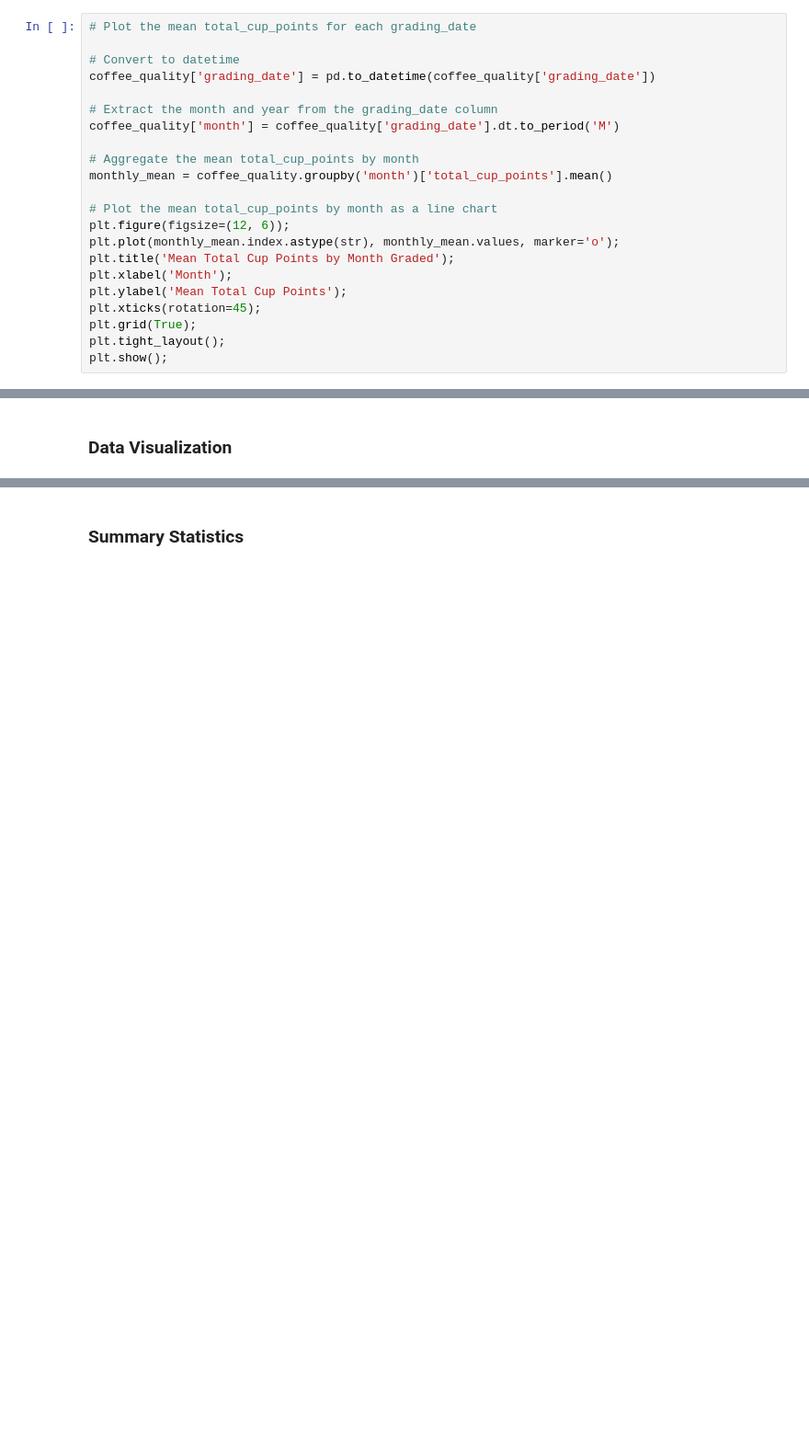
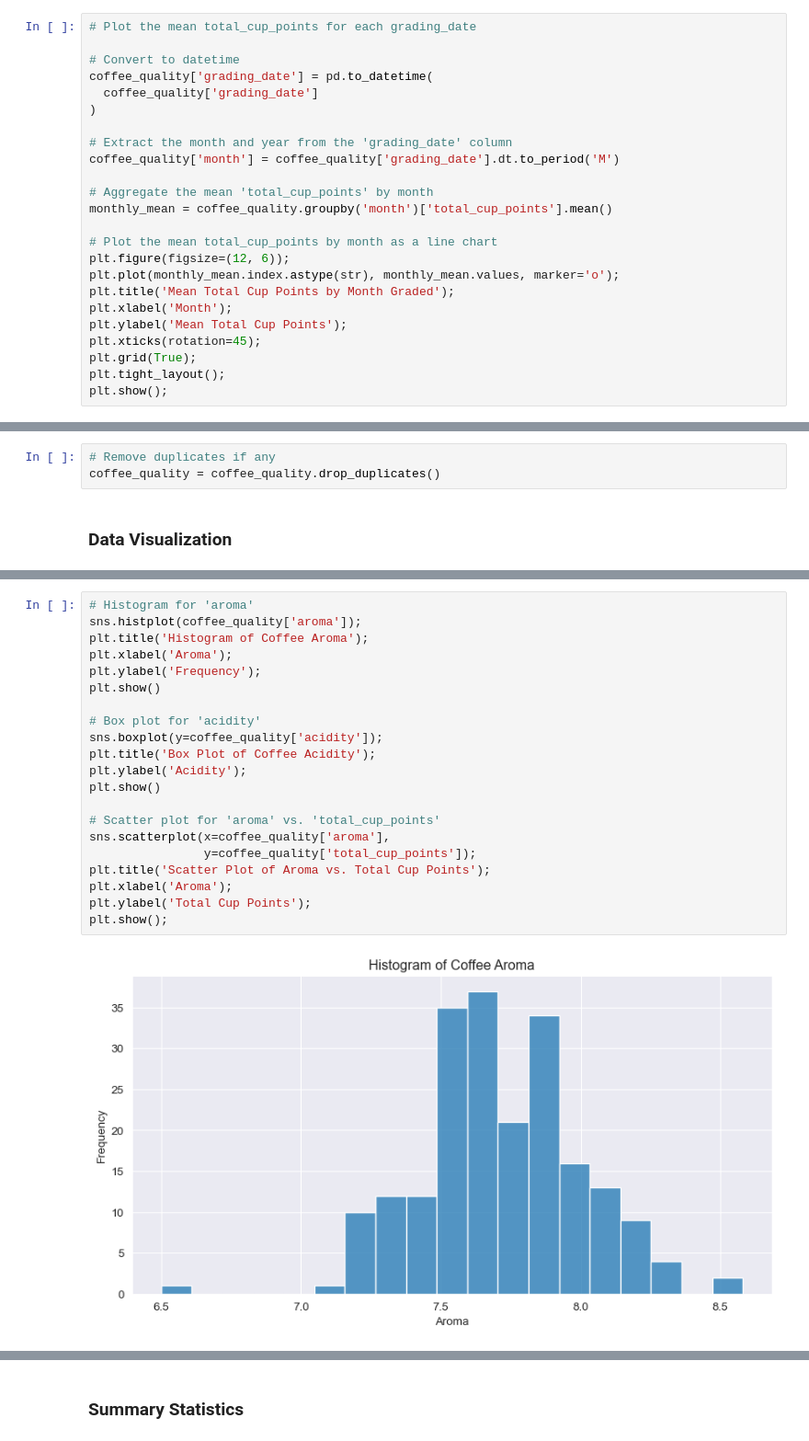
Before and after one commit to ismayc/oreilly-fundamentals-of-statistics-with-python, a Jupyter notebook: exercises_solutions.ipynb, the cells around one changed output, grey strips where cells are left out. Shown at 92% size. Cells and saved outputs as stored; diff of their text form; blank space fills up the shorter version.

```diff
--- a/exercises_solutions.ipynb
+++ b/exercises_solutions.ipynb
@@ -521,12 +573,14 @@ plt.show();
 # Plot the mean total_cup_points for each grading_date
 
 # Convert to datetime
-coffee_quality['grading_date'] = pd.to_datetime(coffee_quality['grading_date'])
+coffee_quality['grading_date'] = pd.to_datetime(
+  coffee_quality['grading_date']
+)
 
-# Extract the month and year from the grading_date column
+# Extract the month and year from the 'grading_date' column
 coffee_quality['month'] = coffee_quality['grading_date'].dt.to_period('M')
 
-# Aggregate the mean total_cup_points by month
+# Aggregate the mean 'total_cup_points' by month
 monthly_mean = coffee_quality.groupby('month')['total_cup_points'].mean()
 
 # Plot the mean total_cup_points by month as a line chart
@@ -619,5 +701,8 @@ expiration             0
 certification_body     0
 month                  0
 dtype: int64
+# %%
+# Remove duplicates if any
+coffee_quality = coffee_quality.drop_duplicates()
 # %% [markdown]
 ### Data Visualization
@@ -632,0 +709,23 @@ plt.show();
+# %%
+# Histogram for 'aroma'
+sns.histplot(coffee_quality['aroma']);
+plt.title('Histogram of Coffee Aroma');
+plt.xlabel('Aroma');
+plt.ylabel('Frequency');
+plt.show()
+
+# Box plot for 'acidity'
+sns.boxplot(y=coffee_quality['acidity']);
+plt.title('Box Plot of Coffee Acidity');
+plt.ylabel('Acidity');
+plt.show()
+
+# Scatter plot for 'aroma' vs. 'total_cup_points'
+sns.scatterplot(x=coffee_quality['aroma'],
+                y=coffee_quality['total_cup_points']);
+plt.title('Scatter Plot of Aroma vs. Total Cup Points');
+plt.xlabel('Aroma');
+plt.ylabel('Total Cup Points');
+plt.show();
+# %% [output]
+[figure, added]
```
Also changed, not shown: parts of 104 cells of this notebook, 17 other files.
